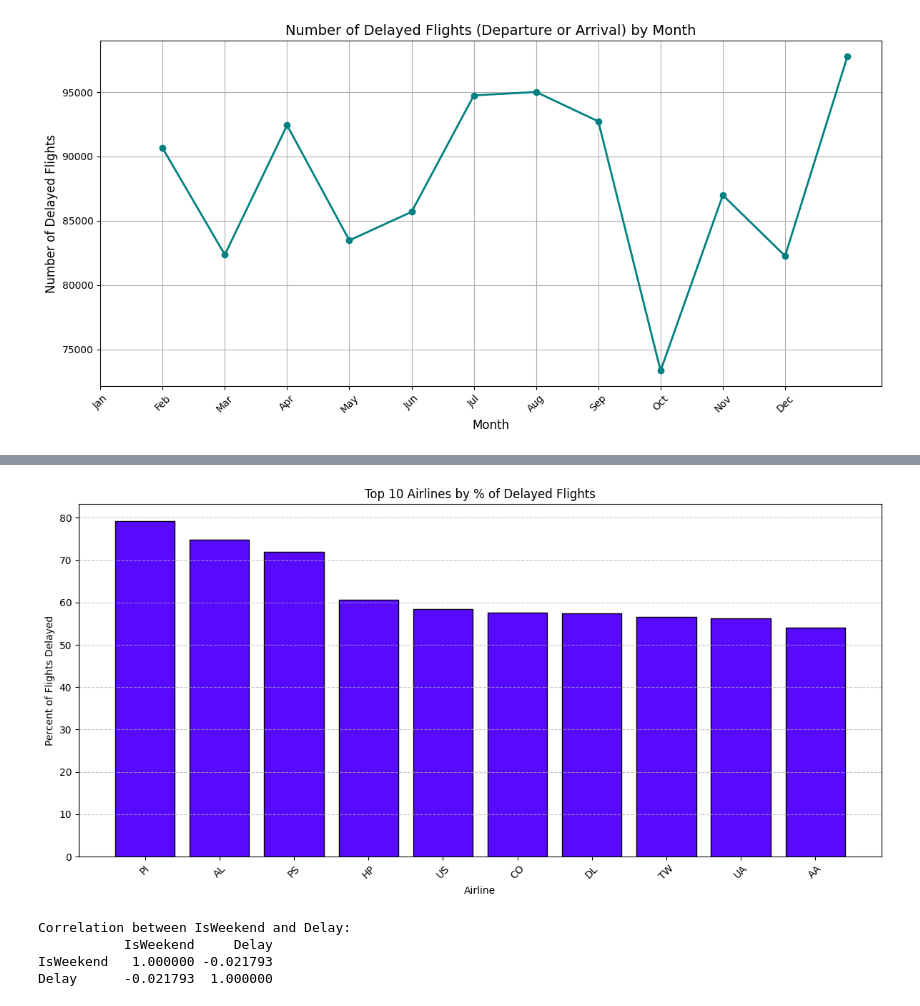
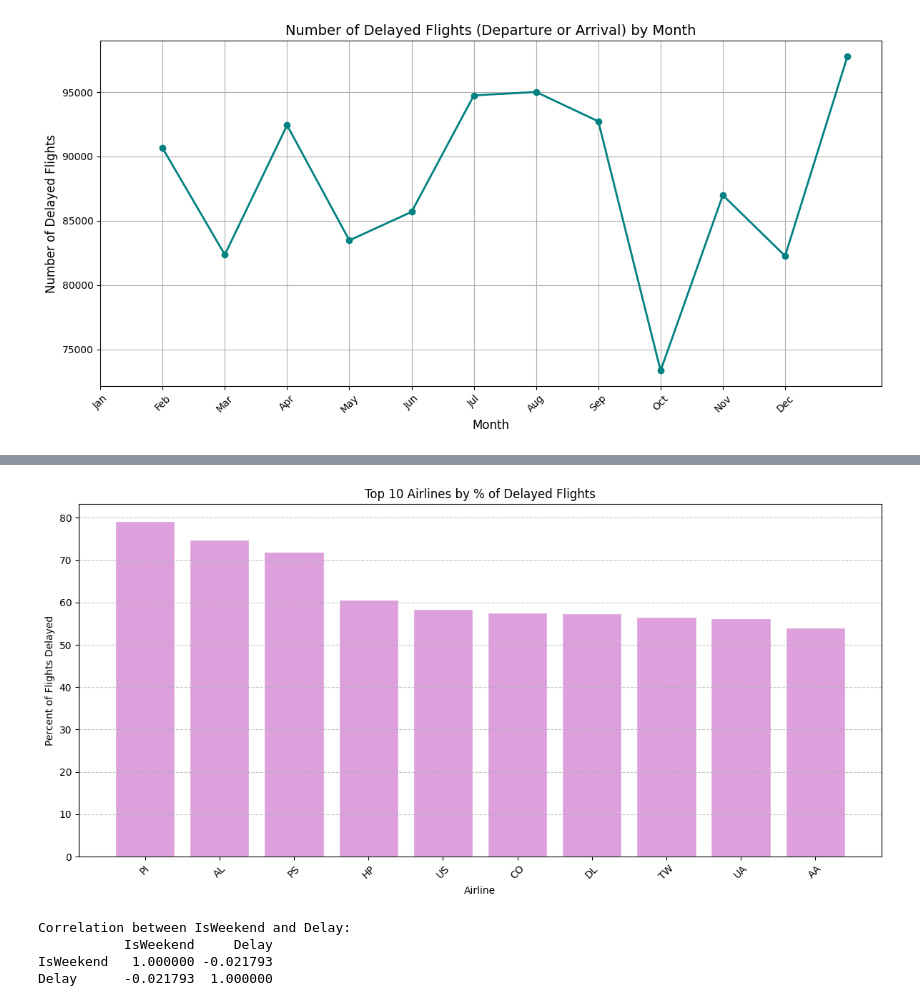
Before and after one commit to AnnikaBoodoosingh/COMP3610-Project, a Jupyter notebook: feature_selection.ipynb, the cells around one changed output, grey strips where cells are left out. Saved outputs shown, nothing was run; the diff lists cells and outputs as text; code cells hidden in the pictures.

Commit message:
Editing visualizations

```diff
--- a/feature_selection.ipynb
+++ b/feature_selection.ipynb
@@ -368,35 +451,35 @@ data = df[['IATA_CODE_Reporting_Airline', 'DepDelay', 'ArrDelay', 'Flights']].co
 data.loc[:, 'Delay'] = ((data['DepDelay'] > 0) | (data['ArrDelay'] > 0)).astype(int)
 
 # Step 3: Get total flights per airline
 alldata = data[['IATA_CODE_Reporting_Airline', 'Flights']]
 alldata = alldata.groupby('IATA_CODE_Reporting_Airline').sum().reset_index()
 alldata.columns = ['Airline', 'Flights']
 
 # Step 4: Get number of delayed flights per airline
 delay_data = data[['IATA_CODE_Reporting_Airline', 'Delay']]
 delay_data = delay_data.groupby('IATA_CODE_Reporting_Airline').sum().reset_index()
 delay_data.columns = ['Airline', 'Delayed']
 
 # Step 5: Merge total flights and delayed flights
 ratio_data = pd.merge(alldata, delay_data, on='Airline', how='left')
 ratio_data['Delayed'] = ratio_data['Delayed'].fillna(0)  # In case no delays for some airlines
 ratio_data['Percent Delayed'] = (ratio_data['Delayed'] / ratio_data['Flights']) * 100
 
 # Step 6: Sort by % delayed and take Top 10
 ratio_data = ratio_data.sort_values('Percent Delayed', ascending=False).head(10)
 
 # Step 7: Plot
 plt.figure(figsize=(12, 6))
-plt.bar(ratio_data['Airline'], ratio_data['Percent Delayed'], color='#580aff', edgecolor='black')
+plt.bar(ratio_data['Airline'], ratio_data['Percent Delayed'], color='plum', edgecolor='white')
 plt.title('Top 10 Airlines by % of Delayed Flights')
 plt.xlabel('Airline')
 plt.ylabel('Percent of Flights Delayed')
 plt.xticks(rotation=45)
 plt.grid(axis='y', linestyle='--', alpha=0.7)
 plt.tight_layout()
 plt.show()
 # %% [output]
-[figure, old version]
+[figure, new version]
 # %%
 # Step 1: Select the needed columns and make a copy to avoid SettingWithCopyWarning
 df_selected = df[['DayOfWeek', 'DepDelay', 'ArrDelay', 'Flights']].copy()
```
Also changed, not shown: parts of 17 cells of this notebook, 1 other file.
